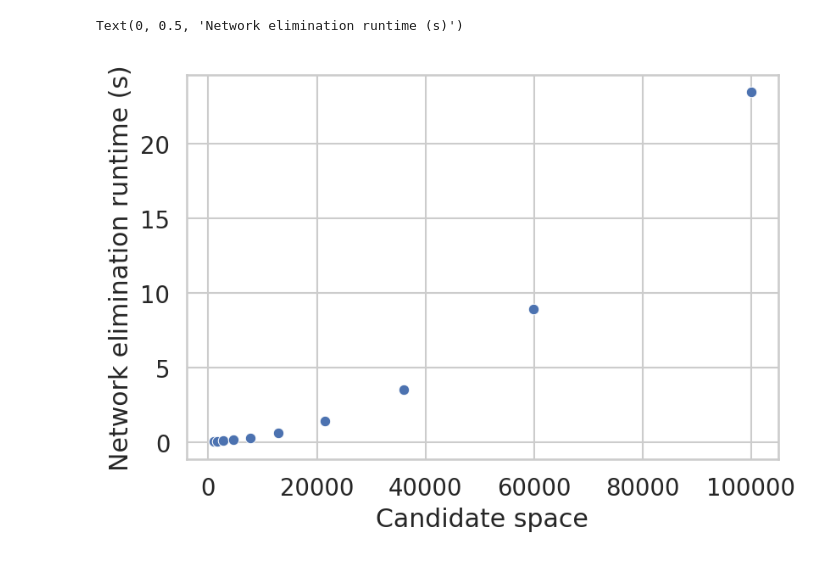
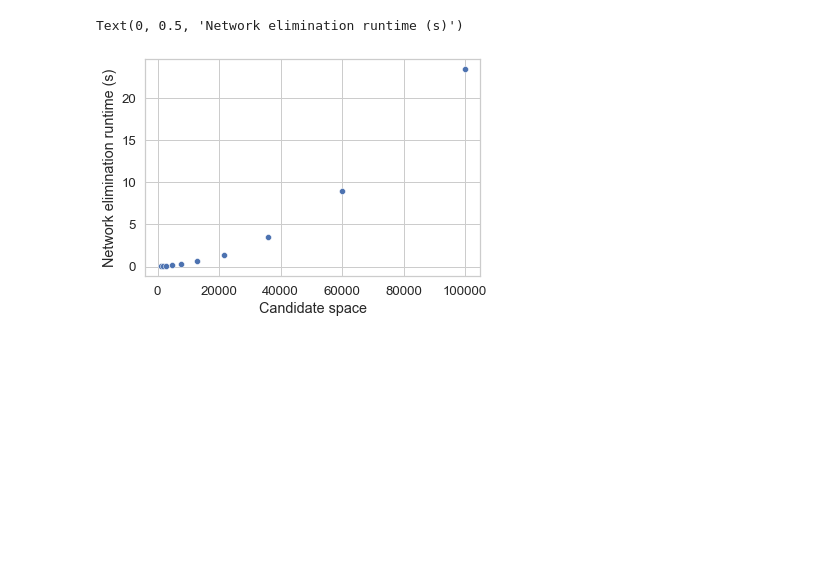
Before and after one commit to ggdna/seqwalk_paper_reproducibility, a Jupyter notebook: DeLOB_benchmarking_pretty_plots.ipynb, the cells around one changed output. Saved outputs shown, nothing was run; the diff lists cells and outputs as text; code cells hidden in the pictures; blank space fills up the shorter version.

```diff
--- a/DeLOB_benchmarking_pretty_plots.ipynb
+++ b/DeLOB_benchmarking_pretty_plots.ipynb
@@ -4,10 +4,11 @@ import seaborn as sns
 from matplotlib import rcParams
 import pandas as pd
 # %%
-res_df = pd.read_csv("DeLOB_bencharking.csv", index_col=0)
+res_df = pd.read_csv("DeLOB_benchmarking.csv", index_col=0)
 
 rcParams['figure.figsize'] = (6, 4)
-rcParams['figure.dpi'] = 150
+rcParams['figure.dpi'] = 300
+plt.show()
 # %%
 SW_size = 1198372
 SW_time = 15.3595552444458
@@ -49,10 +50,10 @@ Text(0, 0.5, 'BLAST runtime (s)')
 # %%
-sns.scatterplot(res_df,
+sns.scatterplot(data=res_df,
              x="Candidate space",
              y="Network elimination time")
 plt.xlabel('Candidate space')
 plt.ylabel('Network elimination runtime (s)')
 # %% [output]
 Text(0, 0.5, 'Network elimination runtime (s)')
-[figure, old version]
+[figure, new version]
 # %%
```
Also changed, not shown: parts of 4 cells of this notebook, 9 other files.
